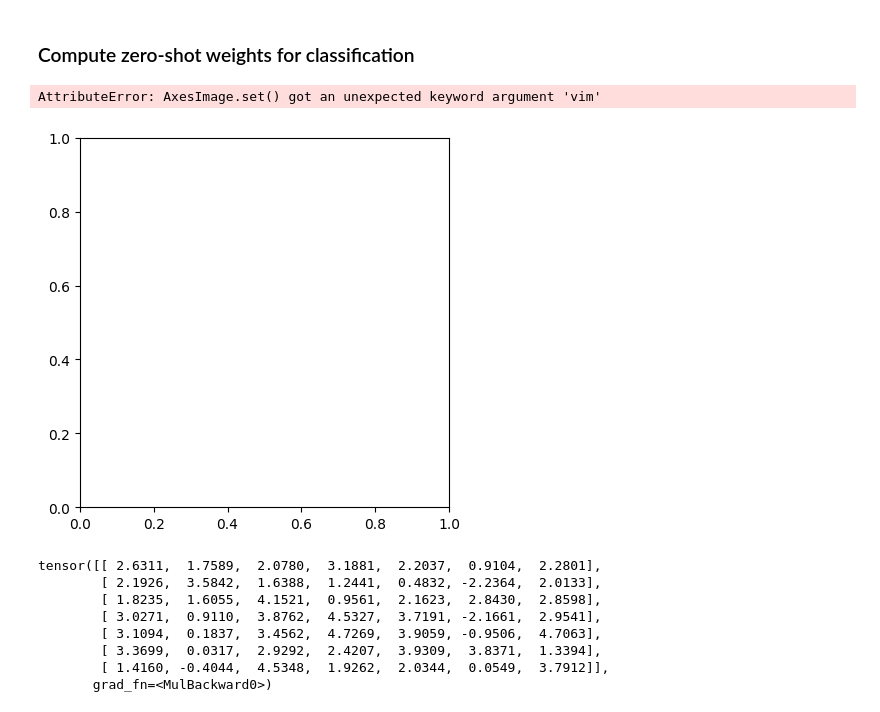
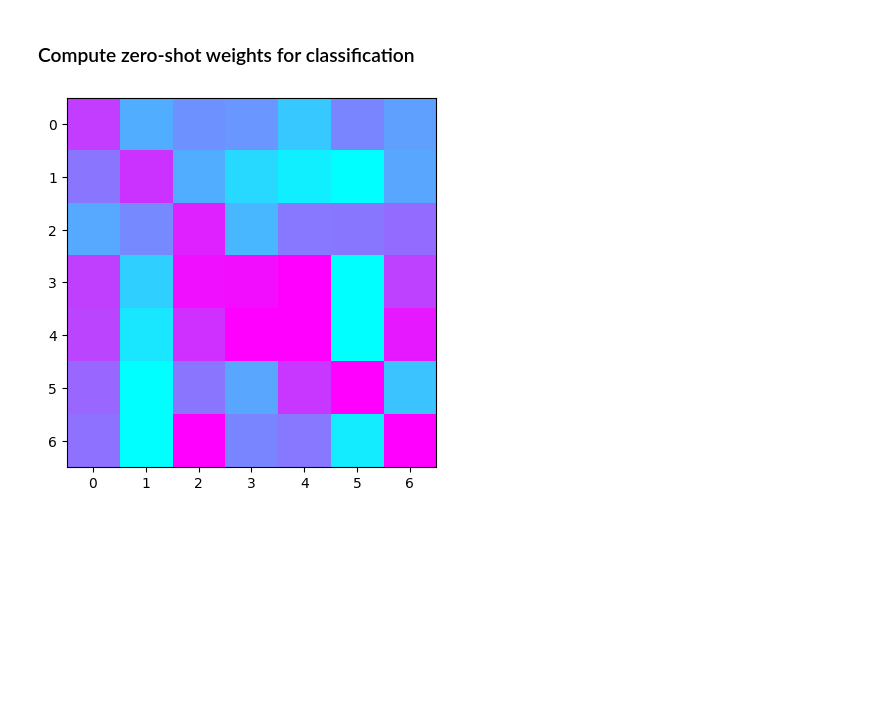
Before and after one commit to cs582/CLIP_implementation, a Jupyter notebook: demo.ipynb, the cells around one changed output. Cells and saved outputs as stored; diff of their text form; code cells hidden in the pictures; blank space fills up the shorter version.

```diff
--- a/demo.ipynb
+++ b/demo.ipynb
@@ -35,3 +27,13 @@ image_dim_out = 768
+# %%
+device = 'cuda:1'
+use_checkpoint = False
+
+vocab_size = 20000
+clip_embedding_dim = 512
+max_length = 32
+
+text_dim_out = 512
+image_dim_out = 768
 # %%
 def load_dataset(image_dir, img_res):
     image_files = [os.path.join(image_dir, img) for img in os.listdir(image_dir)]
@@ -103,11 +105,11 @@ def load_clip(clip_model):
 
     if clip_model == "ViT-Base/32 @ 224px":
         clip = load_clip_backbone(image_encoder="B/32@224", text_encoder="B", device=torch.device('cpu'))
-        clip, _, loss_hist = load_from_checkpoint(os.path.join(checkpointsdir, "CLIP_epoch_3_2023-07-01_21:04:05"), clip)
+        clip, _, loss_hist = load_from_checkpoint(os.path.join(checkpointsdir, "CLIP_epoch_2_2023-06-30_01:36:39"), clip)
 
     if clip_model == "ViT-Base/16 @ 112px":
         clip = load_clip_backbone(image_encoder="B/16@112", text_encoder="B", device=torch.device('cpu'))
-        clip, _, loss_hist = load_from_checkpoint(os.path.join(checkpointsdir, "CLIP_epoch_2_"), clip)
+        clip, _, loss_hist = load_from_checkpoint(os.path.join(checkpointsdir, "CLIP_epoch_2_2023-07-09_23:50:00"), clip)
 
     return clip
 # %% [markdown]
@@ -121,7 +123,7 @@ display_images(images, text)
 # %% [markdown]
 ## Load Model
 # %%
-clip_base = load_clip("ViT-Base/32 @ 224px")
-print("CLIP Base Parameters:", np.sum([ np.prod(x.shape) for x in clip_base.parameters() ]))
-print(type(clip_base))
+clip_base_224 = load_clip("ViT-Base/32 @ 224px")
+print("CLIP Base Parameters:", np.sum([ np.prod(x.shape) for x in clip_base_224.parameters() ]))
+print(type(clip_base_224))
 # %% [output]
@@ -150,21 +138,11 @@ tokens = torch.Tensor([tokenize(tokenizer, x, max_length) for x in text]).to(dty
 # %% [markdown]
 ### Compute zero-shot weights for classification
 # %%
-logits_img, logits_txt = clip_base(images.to(dtype=torch.float), tokens)
+img_encoding, txt_encoding = clip_base_224.img_encoder(images.to(dtype=torch.float)), clip_base_224.txt_encoder(tokens)
+
+logits_img = img_encoding @ txt_encoding.t()
-# %%
-plt.imshow(logits_img.detach().numpy(), vim=-1.0, vmax=1.0)
-plt.show()
-# %% [output]
-AttributeError: AxesImage.set() got an unexpected keyword argument 'vim'
-[figure, removed]
-# %%
-logits_img
-# %% [output]
-tensor([[ 2.6311,  1.7589,  2.0780,  3.1881,  2.2037,  0.9104,  2.2801],
-        [ 2.1926,  3.5842,  1.6388,  1.2441,  0.4832, -2.2364,  2.0133],
-        [ 1.8235,  1.6055,  4.1521,  0.9561,  2.1623,  2.8430,  2.8598],
-        [ 3.0271,  0.9110,  3.8762,  4.5327,  3.7191, -2.1661,  2.9541],
-        [ 3.1094,  0.1837,  3.4562,  4.7269,  3.9059, -0.9506,  4.7063],
-        [ 3.3699,  0.0317,  2.9292,  2.4207,  3.9309,  3.8371,  1.3394],
-        [ 1.4160, -0.4044,  4.5348,  1.9262,  2.0344,  0.0549,  3.7912]],
-       grad_fn=<MulBackward0>)
+# %%
+plt.imshow(logits_img.detach().numpy(), vmin=0, vmax=0.3, cmap='cool')
+plt.show()
+# %% [output]
+[figure, added]
```
Also changed, not shown: parts of 9 cells of this notebook, 5 other files.
